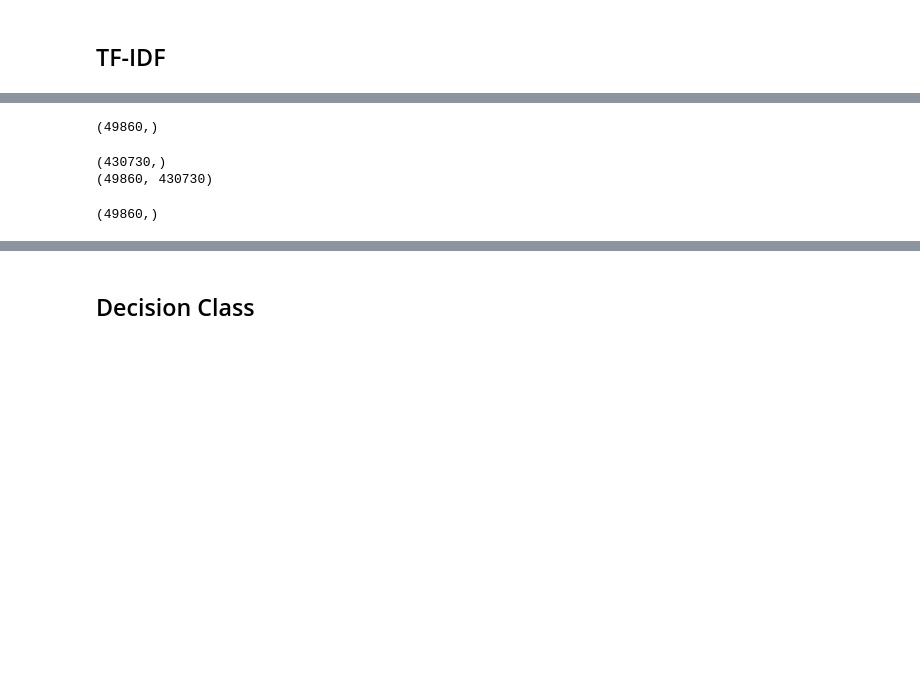
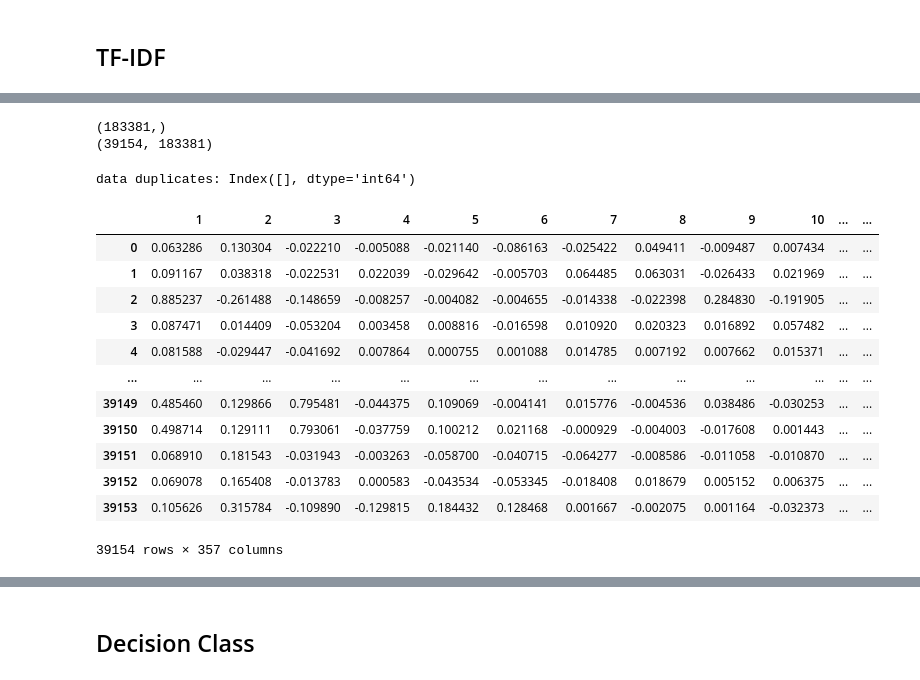
Before and after one commit to lunagpprado/scam_detector_p2, a Jupyter notebook: p2_decision_tree.ipynb, the cells around one changed output, grey strips where cells are left out. Drawn from its saved outputs; the diff is of its cells as text; code cells hidden in the pictures; blank space fills up the shorter version.

Commit message:
SVD For each feature.
Test/Train Split created, Accuracy is still Lacking,

```diff
--- a/p2_decision_tree.ipynb
+++ b/p2_decision_tree.ipynb
@@ -130,4 +84,3 @@ print(send.shape)
 # %%
-send_sum = np.array(send.sum(axis=1)).flatten()
-send_normalized = send_sum / (send_lengths + 1e-6)
-send_normalized.shape
+svd_send = TruncatedSVD(n_components=5, random_state=42)
+send_reduced = svd_send.fit_transform(send)
@@ -165,22 +97,13 @@ print(sub.shape)
 # %%
-sub_sum = np.array(sub.sum(axis=1)).flatten()
-sub_normalized = sub_sum / (sub_lengths + 1e-6)
-sub_normalized.shape
+svd_sub = TruncatedSVD(n_components=50, random_state=42)
+sub_reduced = svd_sub.fit_transform(sub)
-# %% [output]
-(49860,)
 # %%
+# Text Vectorization for numeric interpretations
 corpus_body = data['body'][0:]
-body_lengths = np.array([len(text.split()) for text in corpus_body])
 vectorizer_body = TfidfVectorizer()
 body = vectorizer_body.fit_transform(corpus_body)
 print(vectorizer_body.get_feature_names_out().shape)
 print(body.shape)
 # %% [output]
-(430730,)
-(49860, 430730)
+(183381,)
+(39154, 183381)
-# %%
-body_sum = np.array(body.sum(axis=1)).flatten()
-body_normalized = body_sum / (body_lengths + 1e-6)
-body_normalized.shape
-# %% [output]
-(49860,)
@@ -191,0 +113,29 @@ data['sender']= send_normalized
+# %%
+dupes_data = data.index[data.index.duplicated()]
+print("data duplicates:", dupes_data)
+# %% [output]
+data duplicates: Index([], dtype='int64')
+# %%
+body_df = pd.DataFrame(body_reduced, columns=range(1,301))
+send_df = pd.DataFrame(send_reduced, columns=range(1,6))
+sub_df = pd.DataFrame(sub_reduced, columns=range(1,51))
+
+new_data = pd.concat([body_df, send_df, sub_df, data], axis=1)
+new_data = new_data.drop('body', axis=1)
+new_data = new_data.drop('sender', axis=1)
+new_data = new_data.drop('subject', axis=1)
+new_data
+# %% [output]
+|  | 1 | 2 | 3 | 4 | 5 | 6 | 7 | 8 | 9 | 10 | ... | ... |
+| 0 | 0.063286 | 0.130304 | -0.022210 | -0.005088 | -0.021140 | -0.086163 | -0.025422 | 0.049411 | -0.009487 | 0.007434 | ... | ... |
+| 1 | 0.091167 | 0.038318 | -0.022531 | 0.022039 | -0.029642 | -0.005703 | 0.064485 | 0.063031 | -0.026433 | 0.021969 | ... | ... |
+| 2 | 0.885237 | -0.261488 | -0.148659 | -0.008257 | -0.004082 | -0.004655 | -0.014338 | -0.022398 | 0.284830 | -0.191905 | ... | ... |
+| 3 | 0.087471 | 0.014409 | -0.053204 | 0.003458 | 0.008816 | -0.016598 | 0.010920 | 0.020323 | 0.016892 | 0.057482 | ... | ... |
+| 4 | 0.081588 | -0.029447 | -0.041692 | 0.007864 | 0.000755 | 0.001088 | 0.014785 | 0.007192 | 0.007662 | 0.015371 | ... | ... |
+| ... | ... | ... | ... | ... | ... | ... | ... | ... | ... | ... | ... | ... |
+| 39149 | 0.485460 | 0.129866 | 0.795481 | -0.044375 | 0.109069 | -0.004141 | 0.015776 | -0.004536 | 0.038486 | -0.030253 | ... | ... |
+| 39150 | 0.498714 | 0.129111 | 0.793061 | -0.037759 | 0.100212 | 0.021168 | -0.000929 | -0.004003 | -0.017608 | 0.001443 | ... | ... |
+| 39151 | 0.068910 | 0.181543 | -0.031943 | -0.003263 | -0.058700 | -0.040715 | -0.064277 | -0.008586 | -0.011058 | -0.010870 | ... | ... |
+| 39152 | 0.069078 | 0.165408 | -0.013783 | 0.000583 | -0.043534 | -0.053345 | -0.018408 | 0.018679 | 0.005152 | 0.006375 | ... | ... |
+| 39153 | 0.105626 | 0.315784 | -0.109890 | -0.129815 | 0.184432 | 0.128468 | 0.001667 | -0.002075 | 0.001164 | -0.032373 | ... | ... |
+39154 rows × 357 columns
```
Also changed, not shown: parts of 34 cells of this notebook.
